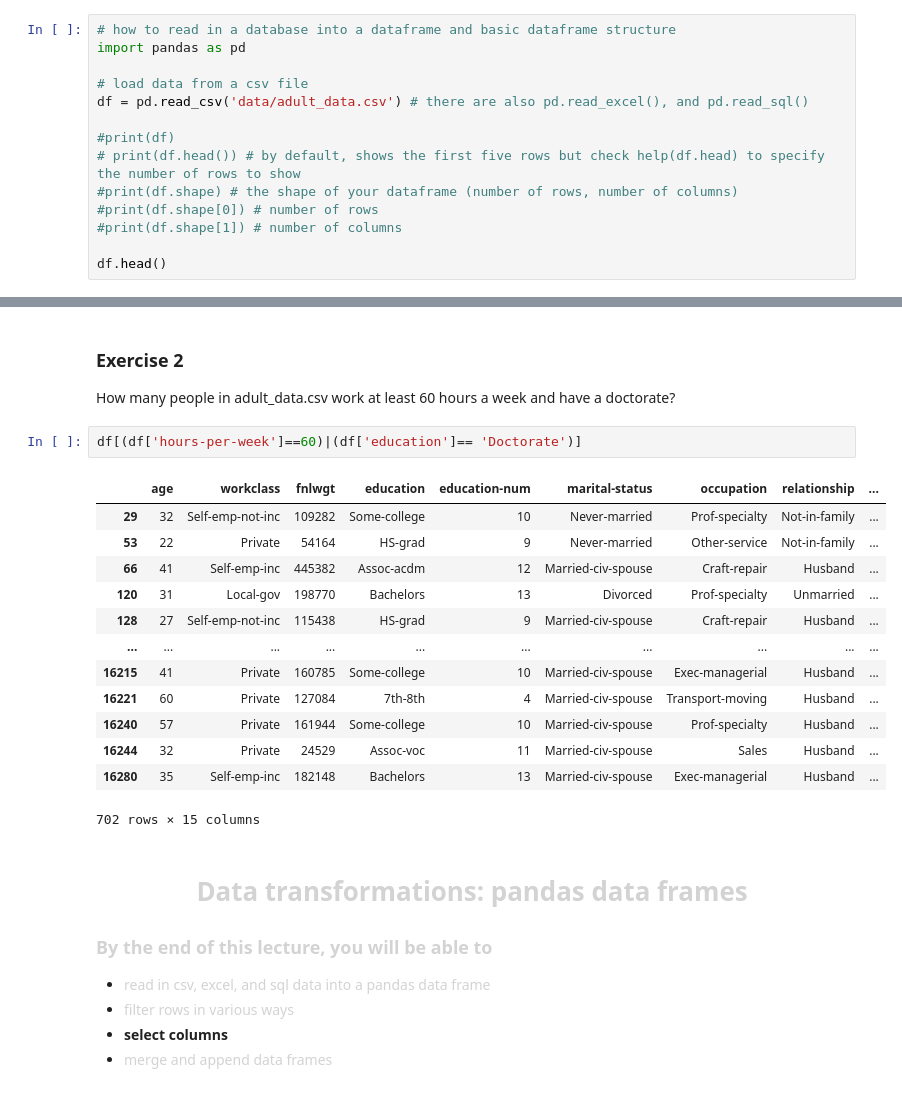
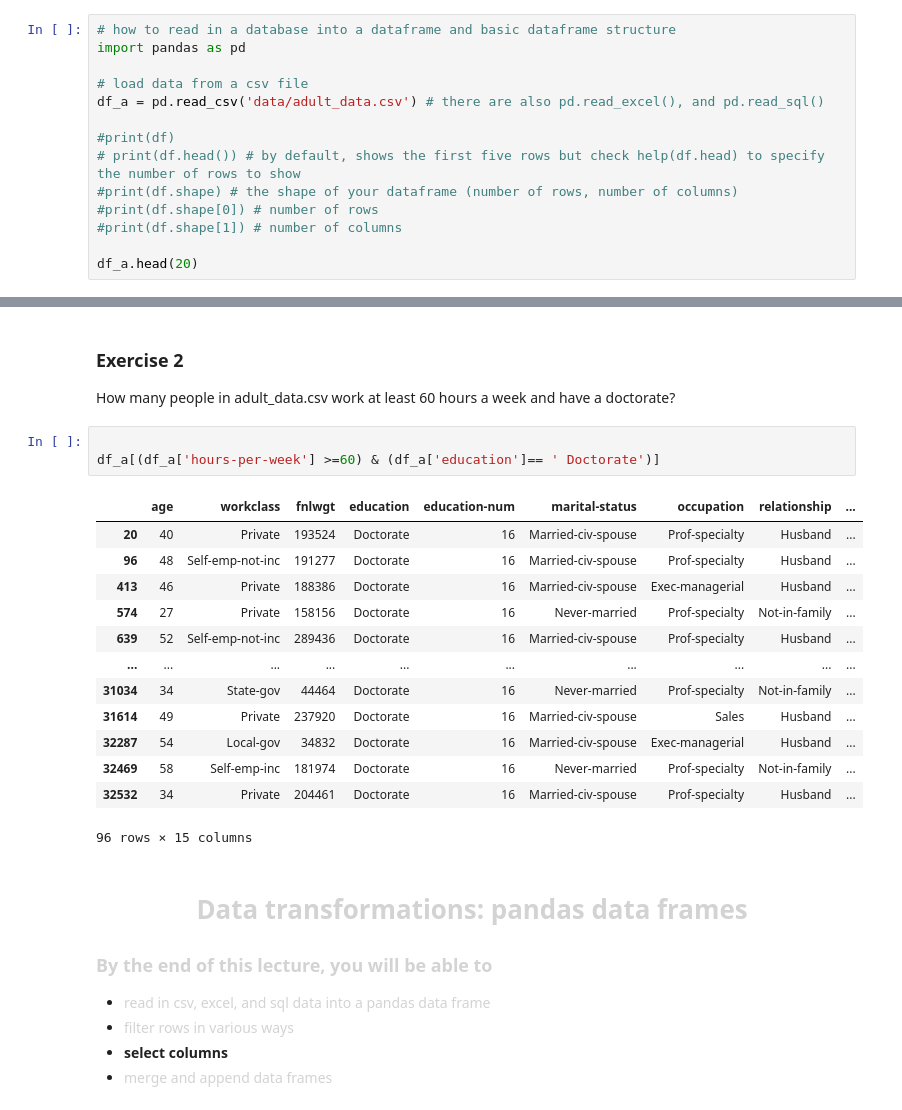
Before and after one commit to yuetianli22/DATA1030-Fall2021, a Jupyter notebook: week2 - EDA/EDA_p1.ipynb, the cells around one changed output, grey strips where cells are left out. Saved outputs shown, nothing was run; the diff lists cells and outputs as text.

```diff
--- a/week2 - EDA/EDA_p1.ipynb
+++ b/week2 - EDA/EDA_p1.ipynb
@@ -97,7 +97,7 @@
 import pandas as pd
 
 # load data from a csv file
-df = pd.read_csv('data/adult_data.csv') # there are also pd.read_excel(), and pd.read_sql()
+df_a = pd.read_csv('data/adult_data.csv') # there are also pd.read_excel(), and pd.read_sql()
 
 #print(df)
 # print(df.head()) # by default, shows the first five rows but check help(df.head) to specify the number of rows to show
@@ -105,7 +105,7 @@ df = pd.read_csv('data/adult_data.csv') # there are also pd.read_excel(), and pd
 #print(df.shape[0]) # number of rows
 #print(df.shape[1]) # number of columns
 
-df.head()
+df_a.head(20)
 # %% [output]
 |  | age | workclass | fnlwgt | education | education-num | marital-status | occupation | relationship | ... |
 | 0 | 39 | State-gov | 77516 | Bachelors | 13 | Never-married | Adm-clerical | Not-in-family | ... |
@@ -356,21 +367,22 @@ df[df['age']==30].head()
 ### Exercise 2
 How many people in adult_data.csv work at least 60 hours a week and have a doctorate?
 # %%
-df[(df['hours-per-week']==60)|(df['education']== 'Doctorate')]
+
+df_a[(df_a['hours-per-week'] >=60) & (df_a['education']== ' Doctorate')]
 # %% [output]
 |  | age | workclass | fnlwgt | education | education-num | marital-status | occupation | relationship | ... |
-| 29 | 32 | Self-emp-not-inc | 109282 | Some-college | 10 | Never-married | Prof-specialty | Not-in-family | ... |
-| 53 | 22 | Private | 54164 | HS-grad | 9 | Never-married | Other-service | Not-in-family | ... |
-| 66 | 41 | Self-emp-inc | 445382 | Assoc-acdm | 12 | Married-civ-spouse | Craft-repair | Husband | ... |
-| 120 | 31 | Local-gov | 198770 | Bachelors | 13 | Divorced | Prof-specialty | Unmarried | ... |
-| 128 | 27 | Self-emp-not-inc | 115438 | HS-grad | 9 | Married-civ-spouse | Craft-repair | Husband | ... |
+| 20 | 40 | Private | 193524 | Doctorate | 16 | Married-civ-spouse | Prof-specialty | Husband | ... |
+| 96 | 48 | Self-emp-not-inc | 191277 | Doctorate | 16 | Married-civ-spouse | Prof-specialty | Husband | ... |
+| 413 | 46 | Private | 188386 | Doctorate | 16 | Married-civ-spouse | Exec-managerial | Husband | ... |
+| 574 | 27 | Private | 158156 | Doctorate | 16 | Never-married | Prof-specialty | Not-in-family | ... |
+| 639 | 52 | Self-emp-not-inc | 289436 | Doctorate | 16 | Married-civ-spouse | Prof-specialty | Husband | ... |
 | ... | ... | ... | ... | ... | ... | ... | ... | ... | ... |
-| 16215 | 41 | Private | 160785 | Some-college | 10 | Married-civ-spouse | Exec-managerial | Husband | ... |
-| 16221 | 60 | Private | 127084 | 7th-8th | 4 | Married-civ-spouse | Transport-moving | Husband | ... |
-| 16240 | 57 | Private | 161944 | Some-college | 10 | Married-civ-spouse | Prof-specialty | Husband | ... |
-| 16244 | 32 | Private | 24529 | Assoc-voc | 11 | Married-civ-spouse | Sales | Husband | ... |
-| 16280 | 35 | Self-emp-inc | 182148 | Bachelors | 13 | Married-civ-spouse | Exec-managerial | Husband | ... |
+| 31034 | 34 | State-gov | 44464 | Doctorate | 16 | Never-married | Prof-specialty | Not-in-family | ... |
+| 31614 | 49 | Private | 237920 | Doctorate | 16 | Married-civ-spouse | Sales | Husband | ... |
+| 32287 | 54 | Local-gov | 34832 | Doctorate | 16 | Married-civ-spouse | Exec-managerial | Husband | ... |
+| 32469 | 58 | Self-emp-inc | 181974 | Doctorate | 16 | Never-married | Prof-specialty | Not-in-family | ... |
+| 32532 | 34 | Private | 204461 | Doctorate | 16 | Married-civ-spouse | Prof-specialty | Husband | ... |
-702 rows × 15 columns
+96 rows × 15 columns
 # %% [markdown]
 # <font color='LIGHTGRAY'><center> Data transformations: pandas data frames </center></font>
 ###  <font color='LIGHTGRAY'>By the end of this lecture, you will be able to</font>
```
Also changed, not shown: parts of 5 cells of this notebook.
